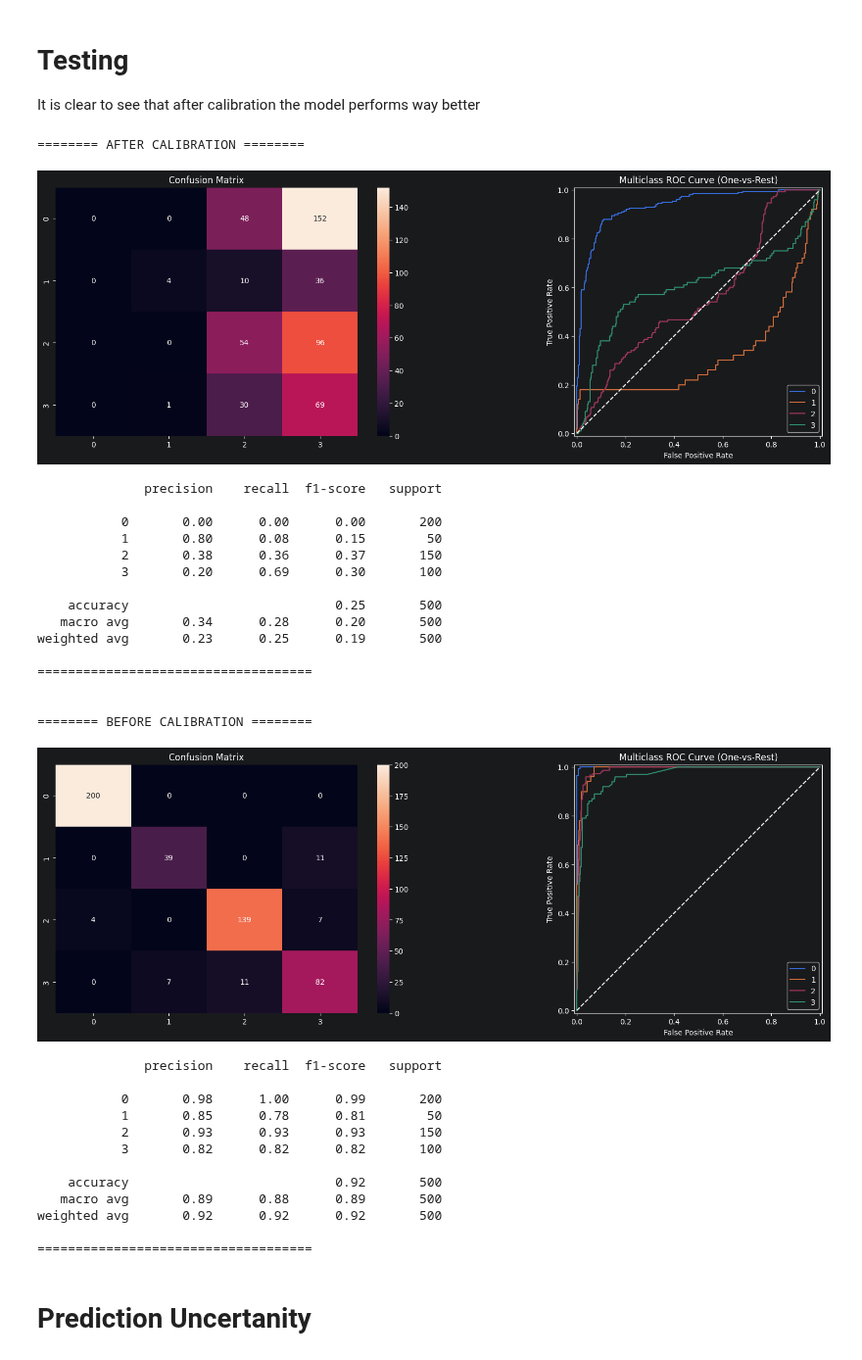
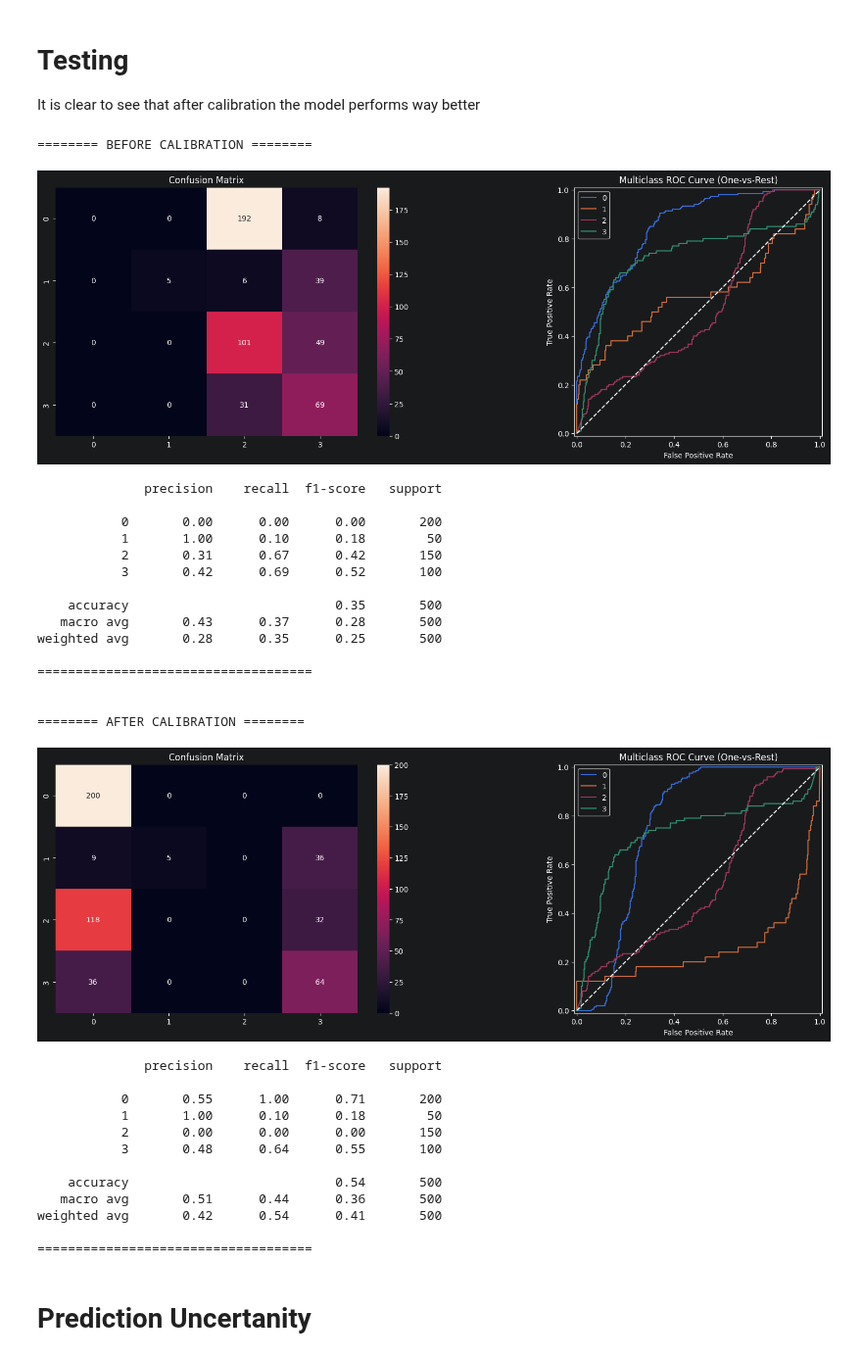
Before and after one commit to xXKeNdAmAmAsTeRXx/Deep_Learning_Labs, a Jupyter notebook: Lab9/4_real_data_calibration.ipynb, the cells around one changed output. Shown at 98% size. Drawn from its saved outputs; the diff is of its cells as text; code cells hidden in the pictures.

```diff
--- a/Lab9/4_real_data_calibration.ipynb
+++ b/Lab9/4_real_data_calibration.ipynb
@@ -223,7 +223,7 @@ model_parameter = {
 
 model = MLPClassifier(**model_parameter)
 weights = compute_class_weight(class_weight='balanced', classes=classes, y=y)
-clf = MyWrapper(model=model, classes=classes, epochs=5, batch_size=32, lr=1e-3)
+clf = MyWrapper(model=model, classes=classes, batch_size=32, lr=1e-3)
 
 clf.fit(X_train, y_train.astype(np.int64), sample_weight=weights)
 y_pred = clf.predict(X_val)
@@ -251,8 +251,8 @@ from sklearn.calibration import CalibratedClassifierCV
 from sklearn.calibration import calibration_curve
 import matplotlib.pyplot as plt
 
-#calibrated_clf = CalibratedClassifierCV(clf, method='sigmoid')
-calibrated_clf = CalibratedClassifierCV(clf, method='isotonic', cv=None)
+calibrated_clf = CalibratedClassifierCV(clf, method='sigmoid', cv = 'prefit')
+# calibrated_clf = CalibratedClassifierCV(clf, method='isotonic', cv=None)
 # calibrated_clf = CalibratedClassifierCV(clf,method='temperature')
 calibrated_clf.fit(X_cal, y_cal)
 
@@ -327,61 +322,61 @@ def report(target:np.ndarray, y_proba:np.ndarray, y_pred:np.ndarray, classes:lis
         display = RocCurveDisplay(fpr=fpr, tpr=tpr, roc_auc=roc_auc)
         display.plot(ax=ax[1])
 
     ax[1].plot([0, 1], [0, 1], color='white', linestyle='--')
     ax[1].set_title('Multiclass ROC Curve (One-vs-Rest)')
 
 
     ax[0].set_xticklabels(classes)
     ax[0].set_yticklabels(classes)
     plt.legend(classes)
     plt.show()
 
     clf_r = classification_report(target, y_pred)
     print(clf_r)
 
 classes = np.unique(y_train)
-after_pred = clf.predict(X_test)
-after_prob = clf.predict_proba(X_test)
+before_pred = clf.predict(X_test)
+before_prob = clf.predict_proba(X_test)
 
-before_pred = calibrated_clf.predict(X_test)
-before_prob = calibrated_clf.predict_proba(X_test)
+after_pred = calibrated_clf.predict(X_test)
+after_prob = calibrated_clf.predict_proba(X_test)
+
+print("======== BEFORE CALIBRATION ========\n")
+report(y_test, before_prob, before_pred, classes)
+print("====================================\n\n")
 
 print("======== AFTER CALIBRATION ========\n")
 report(y_test, after_prob, after_pred, classes)
 print("====================================\n\n")
-
-print("======== BEFORE CALIBRATION ========\n")
-report(y_test, before_prob, before_pred, classes)
-print("====================================\n\n")
 # %% [output]
-======== AFTER CALIBRATION ========
+======== BEFORE CALIBRATION ========
-[figure, old version]
+[figure, new version]
               precision    recall  f1-score   support
 
            0       0.00      0.00      0.00       200
-           1       0.80      0.08      0.15        50
-           2       0.38      0.36      0.37       150
-           3       0.20      0.69      0.30       100
+           1       1.00      0.10      0.18        50
+           2       0.31      0.67      0.42       150
+           3       0.42      0.69      0.52       100
 
-    accuracy                           0.25       500
-   macro avg       0.34      0.28      0.20       500
-weighted avg       0.23      0.25      0.19       500
+    accuracy                           0.35       500
+   macro avg       0.43      0.37      0.28       500
+weighted avg       0.28      0.35      0.25       500
 
 ====================================
 
 
-======== BEFORE CALIBRATION ========
+======== AFTER CALIBRATION ========
-[figure, old version]
+[figure, new version]
               precision    recall  f1-score   support
 
-           0       0.98      1.00      0.99       200
-           1       0.85      0.78      0.81        50
-           2       0.93      0.93      0.93       150
-           3       0.82      0.82      0.82       100
+           0       0.55      1.00      0.71       200
+           1       1.00      0.10      0.18        50
+           2       0.00      0.00      0.00       150
+           3       0.48      0.64      0.55       100
 
-    accuracy                           0.92       500
-   macro avg       0.89      0.88      0.89       500
-weighted avg       0.92      0.92      0.92       500
+    accuracy                           0.54       500
+   macro avg       0.51      0.44      0.36       500
+weighted avg       0.42      0.54      0.41       500
 
 ====================================
 # %% [markdown]
```
Also changed, not shown: parts of 4 cells of this notebook.
